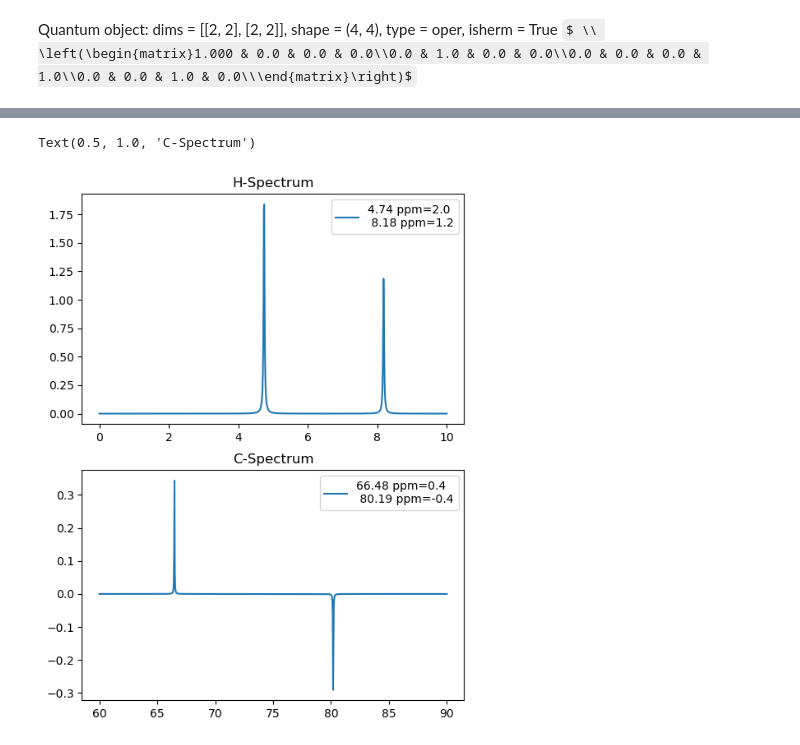
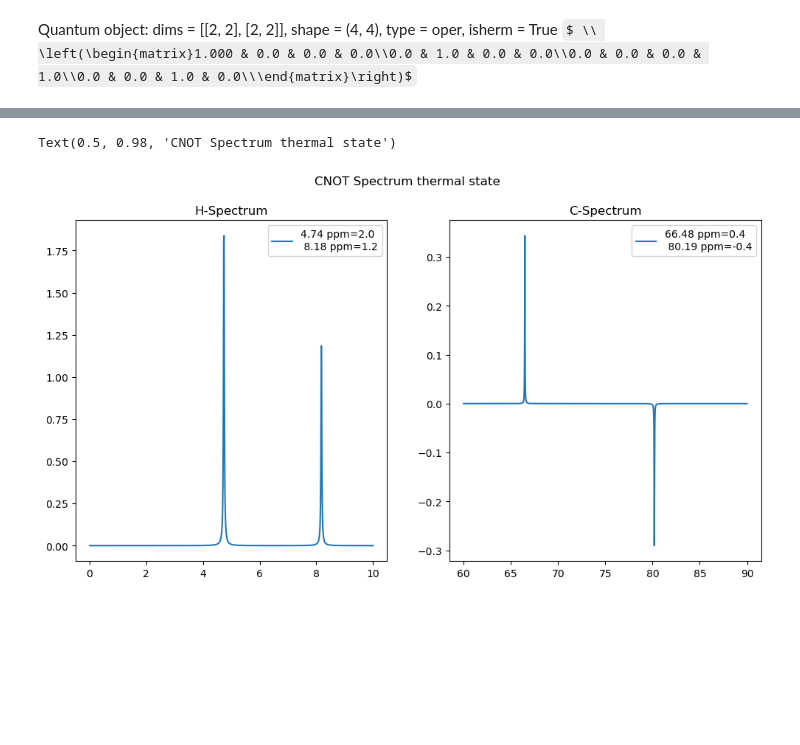
Before and after one commit to Manvi-Agrawal/NMR-Pulse-Simulator, a Jupyter notebook: examples/Gates.ipynb, the cells around one changed output, grey strips where cells are left out. Saved outputs shown, nothing was run; the diff lists cells and outputs as text; code cells hidden in the pictures; some formulas as TeX source; blank space fills up the shorter version.

```diff
--- a/examples/Sample-Gates.ipynb
+++ b/examples/Gates.ipynb
@@ -224,9 +244,10 @@ Quantum object: dims = [[2, 2], [2, 2]], shape = (4, 4), type = oper, isherm = T
 # %%
-fig, ax = plt.subplots(2, 1, figsize=(6,8))
+fig, ax = plt.subplots(1, 2, figsize=(12, 6))
 cx.compile().evolve_pho_th().plot_h_spectrum(ax[0])
 ax[0].set_title("H-Spectrum")
 cx.compile().evolve_pho_th().plot_c_spectrum(ax[1])
 ax[1].set_title("C-Spectrum")
+plt.suptitle("CNOT Spectrum thermal state")
 # %% [output]
-Text(0.5, 1.0, 'C-Spectrum')
+Text(0.5, 0.98, 'CNOT Spectrum thermal state')
-[figure, old version]
+[figure, new version]
```
Also changed, not shown: parts of 6 cells of this notebook, 4 other files.
